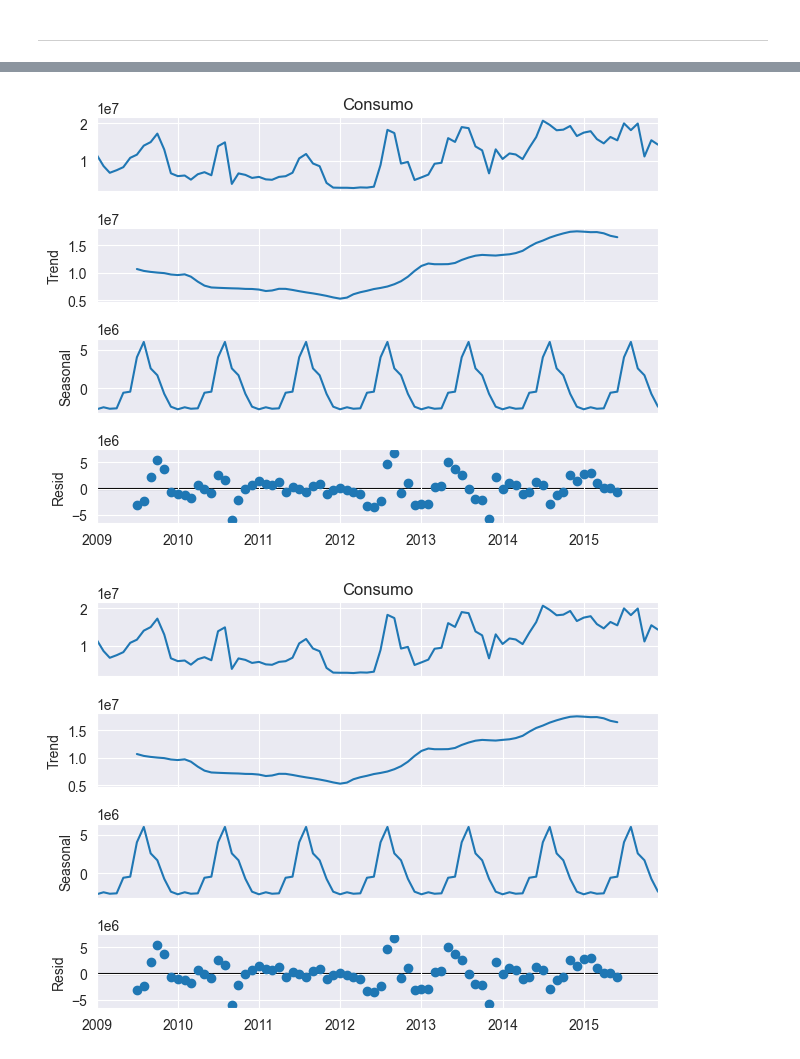
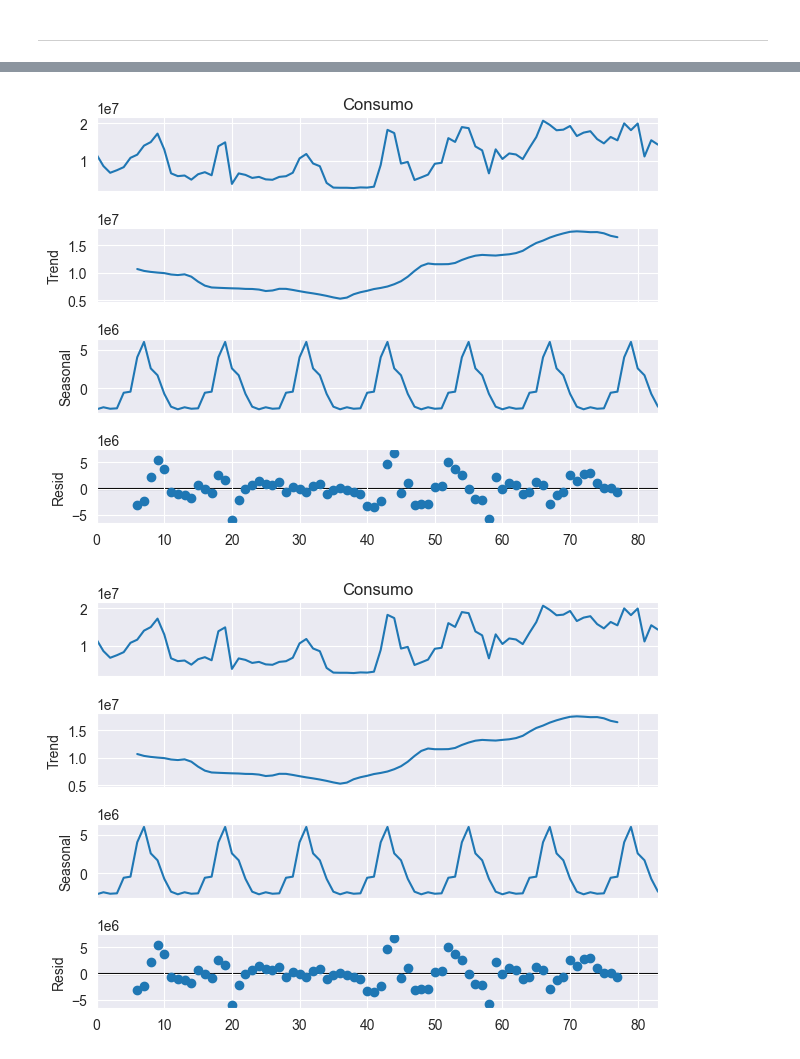
Before and after one commit to AlejandroChicaizaBMV/Proyecto_MN, a Jupyter notebook: proyecto.ipynb, the cells around one changed output, grey strips where cells are left out. Saved outputs shown, nothing was run; the diff lists cells and outputs as text; code cells hidden in the pictures.

```diff
--- a/proyecto.ipynb
+++ b/proyecto.ipynb
@@ -478,9 +385,9 @@ df_mes.head()
 # %%
-result = seasonal_decompose(df_mes['Consumo'], model='additive', period=12)
+result = seasonal_decompose(df_consumo_total['Consumo'], model='additive', period=12)
 result.plot()
 # %% [output]
-[figure, old version]
+[figure, new version]
-[figure, old version]
+[figure, new version]
 # %%
 from statsmodels.tsa.arima.model import ARIMA
 # %%
```
Also changed, not shown: parts of 20 cells of this notebook.
